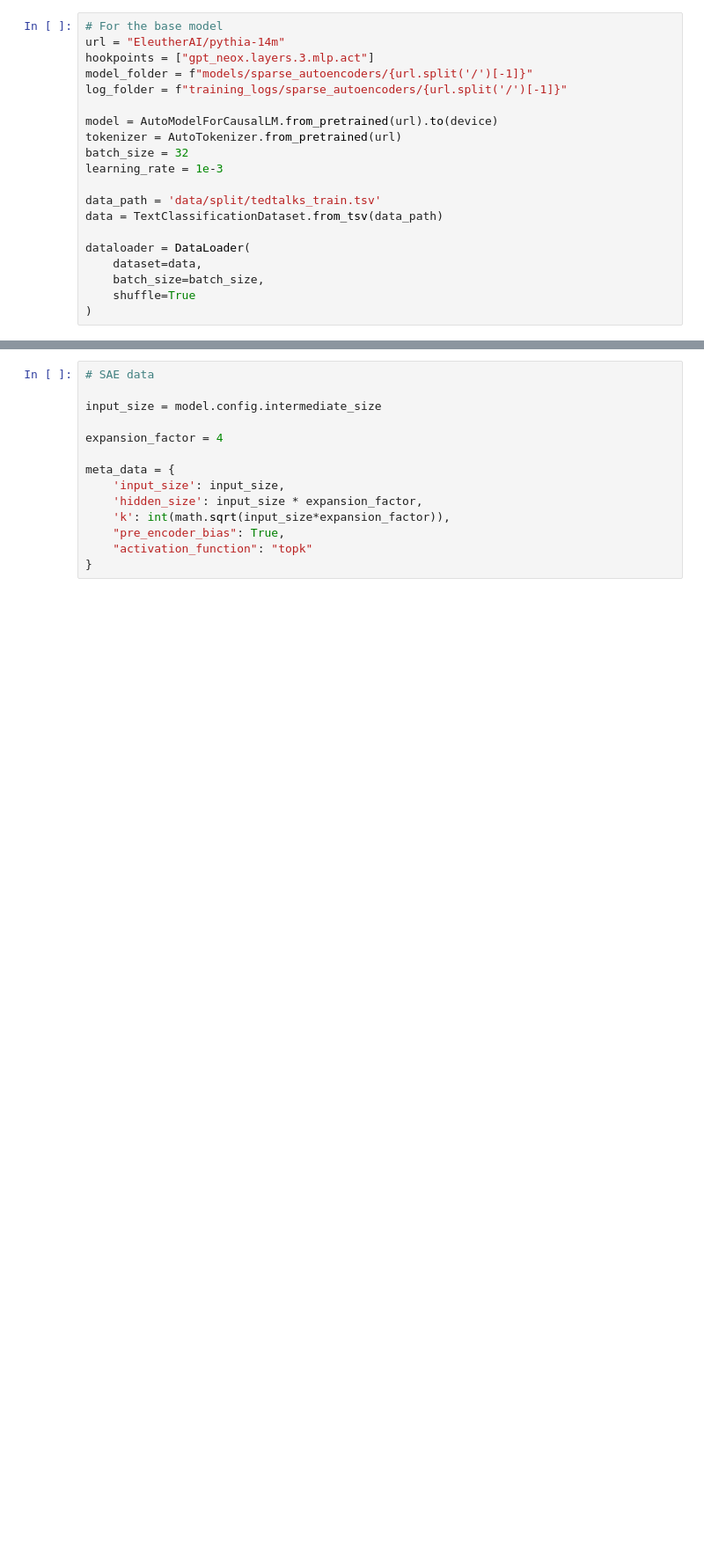
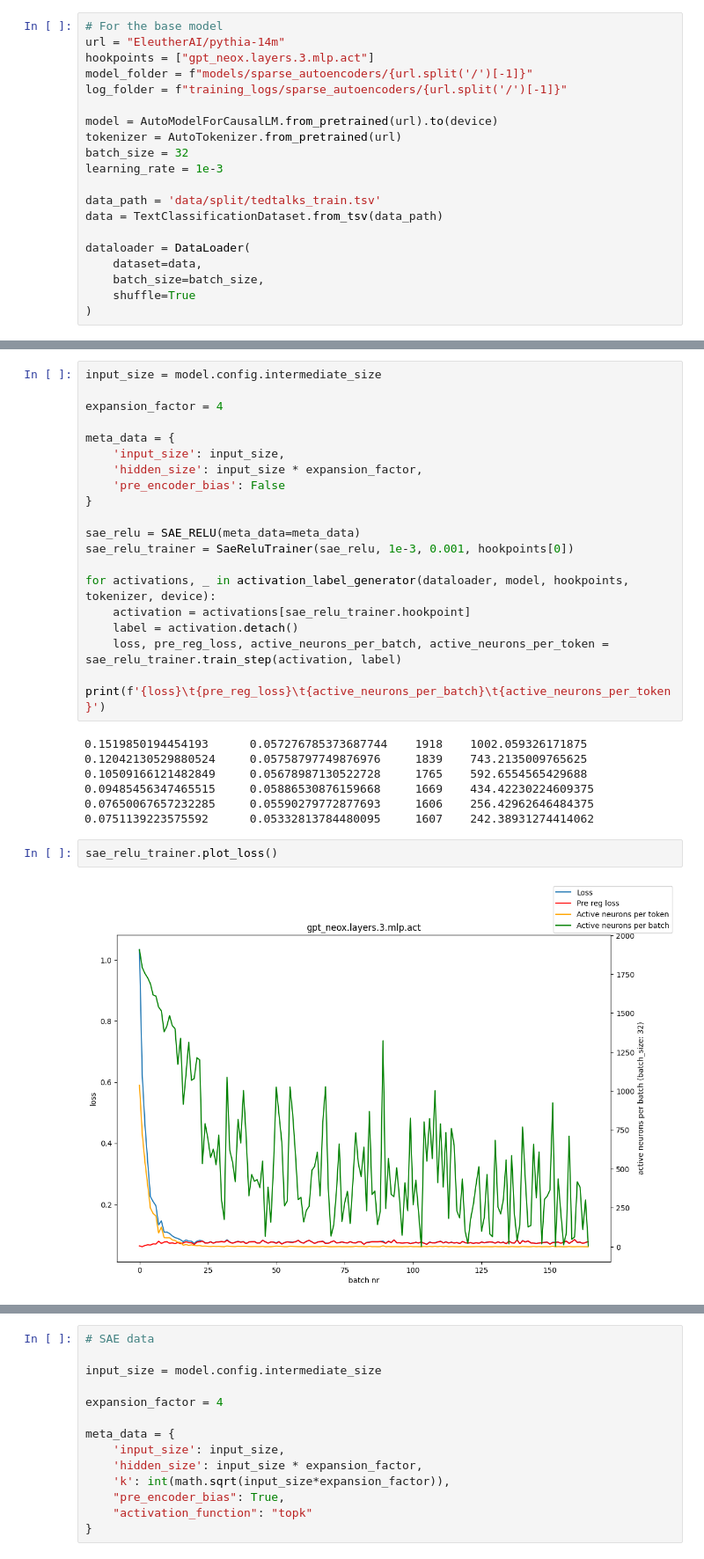
Before and after one commit to MarkusSibbesen/mechinterp_research_project, a Jupyter notebook: gridsearch_small_sae.ipynb, the cells around one changed output, grey strips where cells are left out. Shown at 88% size. Saved outputs shown, nothing was run; the diff lists cells and outputs as text; blank space fills up the shorter version.

```diff
--- a/gridsearch_small_sae.ipynb
+++ b/gridsearch_small_sae.ipynb
@@ -70,0 +145,30 @@ dataloader = DataLoader(
+# %%
+input_size = model.config.intermediate_size
+
+expansion_factor = 4
+
+meta_data = {
+    'input_size': input_size,
+    'hidden_size': input_size * expansion_factor,
+    'pre_encoder_bias': False
+}
+
+sae_relu = SAE_RELU(meta_data=meta_data)
+sae_relu_trainer = SaeReluTrainer(sae_relu, 1e-3, 0.001, hookpoints[0])
+
+for activations, _ in activation_label_generator(dataloader, model, hookpoints, tokenizer, device):
+    activation = activations[sae_relu_trainer.hookpoint]
+    label = activation.detach()
+    loss, pre_reg_loss, active_neurons_per_batch, active_neurons_per_token = sae_relu_trainer.train_step(activation, label)
+    print(f'{loss}\t{pre_reg_loss}\t{active_neurons_per_batch}\t{active_neurons_per_token}')
+# %% [output]
+0.1519850194454193      0.057276785373687744    1918    1002.059326171875
+0.12042130529880524     0.05758797749876976     1839    743.2135009765625
+0.10509166121482849     0.05678987130522728     1765    592.6554565429688
+0.09485456347465515     0.05886530876159668     1669    434.42230224609375
+0.07650067657232285     0.05590279772877693     1606    256.42962646484375
+0.0751139223575592      0.05332813784480095     1607    242.38931274414062
+# %%
+sae_relu_trainer.plot_loss()
+# %% [output]
+[figure, added]
```
Also changed, not shown: parts of 10 cells of this notebook, 1 other file.
